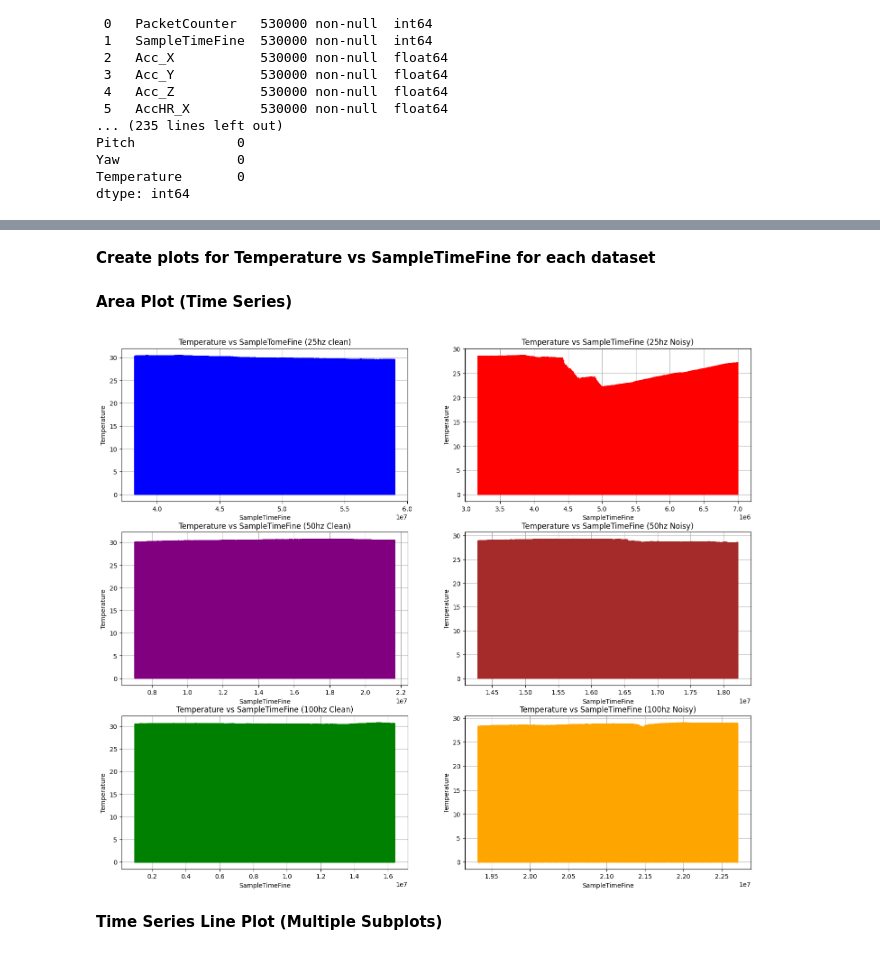
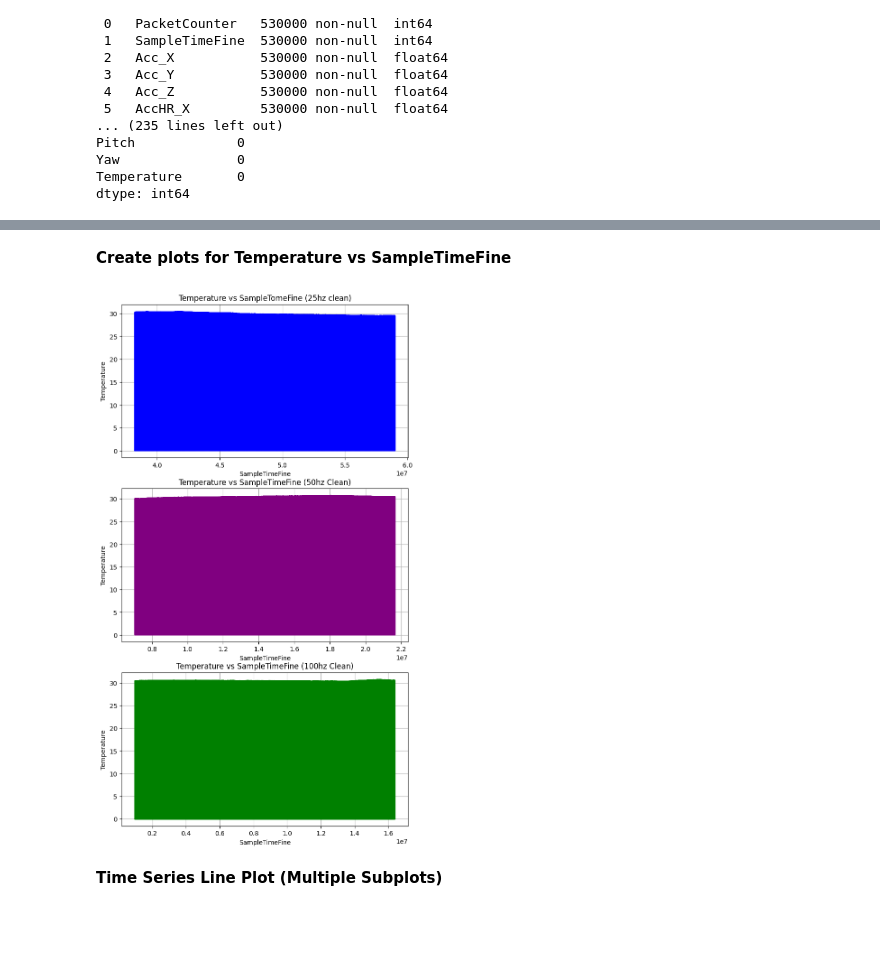
Before and after one commit to Samplergithub769/mtu-xsens-imu-Sensor, a Jupyter notebook: mtu_xsens_imu_Sensor.ipynb, the cells around one changed output, grey strips where cells are left out. Drawn from its saved outputs; the diff is of its cells as text; code cells hidden in the pictures; blank space fills up the shorter version.

```diff
--- a/mtu_xsens_imu_Sensor.ipynb
+++ b/mtu_xsens_imu_Sensor.ipynb
@@ -326,60 +168,37 @@ plt.show()
 # %% [markdown]
-**Create plots for Temperature vs SampleTimeFine for each dataset**
+**Create plots for Temperature vs SampleTimeFine**
-# %% [markdown]
-**Area Plot (Time Series)**
 # %%
 plt.figure(figsize=(18,15))
 
 # Plot for 25hz.csv
 plt.subplot(3,2,1)
 plt.plot(df_25hz['SampleTimeFine'],df_25hz['Temperature'],color='blue')
 plt.title('Temperature vs SampleTomeFine (25hz clean)')
 plt.xlabel('SampleTimeFine')
 plt.ylabel('Temperature')
 plt.grid(True)
 
-# Plot for Noise_25HZ.csv
-plt.subplot(3, 2, 2)
-plt.plot(df_noise_25hz['SampleTimeFine'], df_noise_25hz['Temperature'], color='red')
-plt.title('Temperature vs SampleTimeFine (25hz Noisy)')
-plt.xlabel('SampleTimeFine')
-plt.ylabel('Temperature')
-plt.grid(True)
+
 
 # Plot for 50hz.csv
 plt.subplot(3, 2, 3)
 plt.plot(df_50hz['SampleTimeFine'], df_50hz['Temperature'], color='purple')
 plt.title('Temperature vs SampleTimeFine (50hz Clean)')
 plt.xlabel('SampleTimeFine')
 plt.ylabel('Temperature')
 plt.grid(True)
 
 
-# Plot for Noise_50hz.csv
-plt.subplot(3, 2, 4)
-plt.plot(df_noise_50hz['SampleTimeFine'], df_noise_50hz['Temperature'], color='brown')
-plt.title('Temperature vs SampleTimeFine (50hz Noisy)')
-plt.xlabel('SampleTimeFine')
-plt.ylabel('Temperature')
-plt.grid(True)
 
 # Plot for 100hz.csv
 plt.subplot(3, 2, 5)
 plt.plot(df_100hz['SampleTimeFine'], df_100hz['Temperature'], color='green')
 plt.title('Temperature vs SampleTimeFine (100hz Clean)')
 plt.xlabel('SampleTimeFine')
 plt.ylabel('Temperature')
 plt.grid(True)
-
-# Plot for Noise_100hz.csv
-plt.subplot(3, 2, 6)
-plt.plot(df_noise_100hz['SampleTimeFine'], df_noise_100hz['Temperature'], color='orange')
-plt.title('Temperature vs SampleTimeFine (100hz Noisy)')
-plt.xlabel('SampleTimeFine')
-plt.ylabel('Temperature')
-plt.grid(True)
 # %% [output]
-[figure, old version]
+[figure, new version]
 # %% [markdown]
 **Time Series Line Plot (Multiple Subplots)**
 # %%
```
Also changed, not shown: parts of 17 cells of this notebook.
